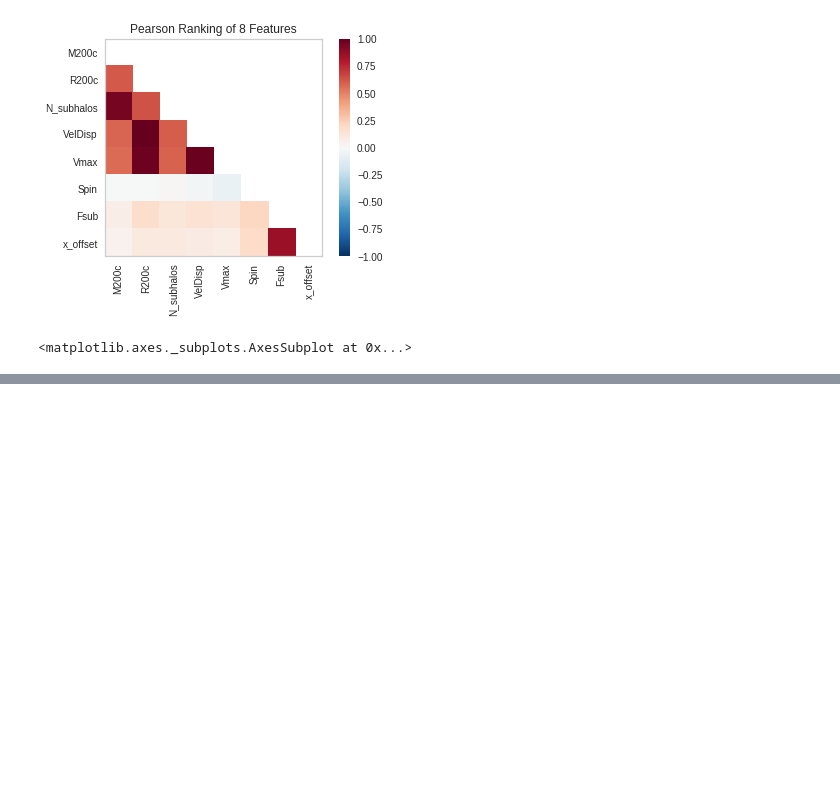
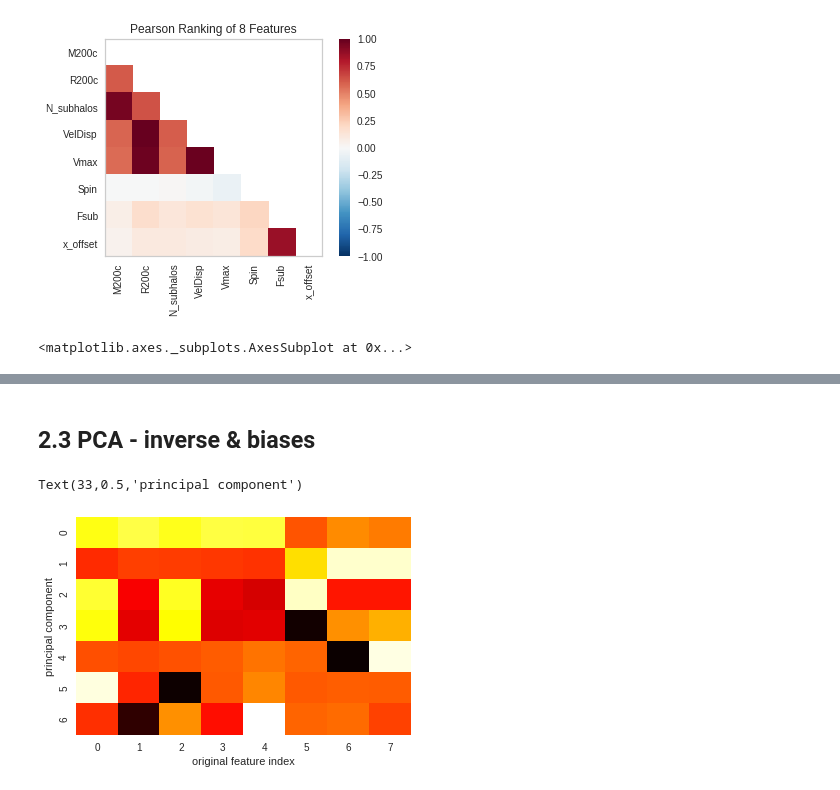
Before and after one commit to florpi/GraphCosmologyNetwork, a Jupyter notebook: exploration/PCA.ipynb, the cells around one changed output, grey strips where cells are left out. Saved outputs shown, nothing was run; the diff lists cells and outputs as text; code cells hidden in the pictures; blank space fills up the shorter version.

```diff
--- a/exploration/PCA.ipynb
+++ b/exploration/PCA.ipynb
@@ -62,0 +143,25 @@ visualizer.poof()
+# %% [markdown]
+## 2.3 PCA - inverse & biases
+# %%
+n_comp = 7
+pca = PCA(n_components=n_comp)
+
+data_scaled = StandardScaler().fit_transform(df_subf)
+
+
+pca_data = pca.fit_transform(data_scaled)
+pca_inv_data = pca.inverse_transform(np.eye(n_comp))
+# %%
+# Inverse
+
+sns.heatmap(
+    #np.log(pca_inv_data),
+    pca.inverse_transform(np.eye(n_comp)),
+    cmap="hot",
+    cbar=False,
+)
+plt.xlabel('original feature index')
+plt.ylabel('principal component')
+# %% [output]
+Text(33,0.5,'principal component')
+[figure, added]
```
Also changed, not shown: parts of 16 cells of this notebook, 1 other file.
